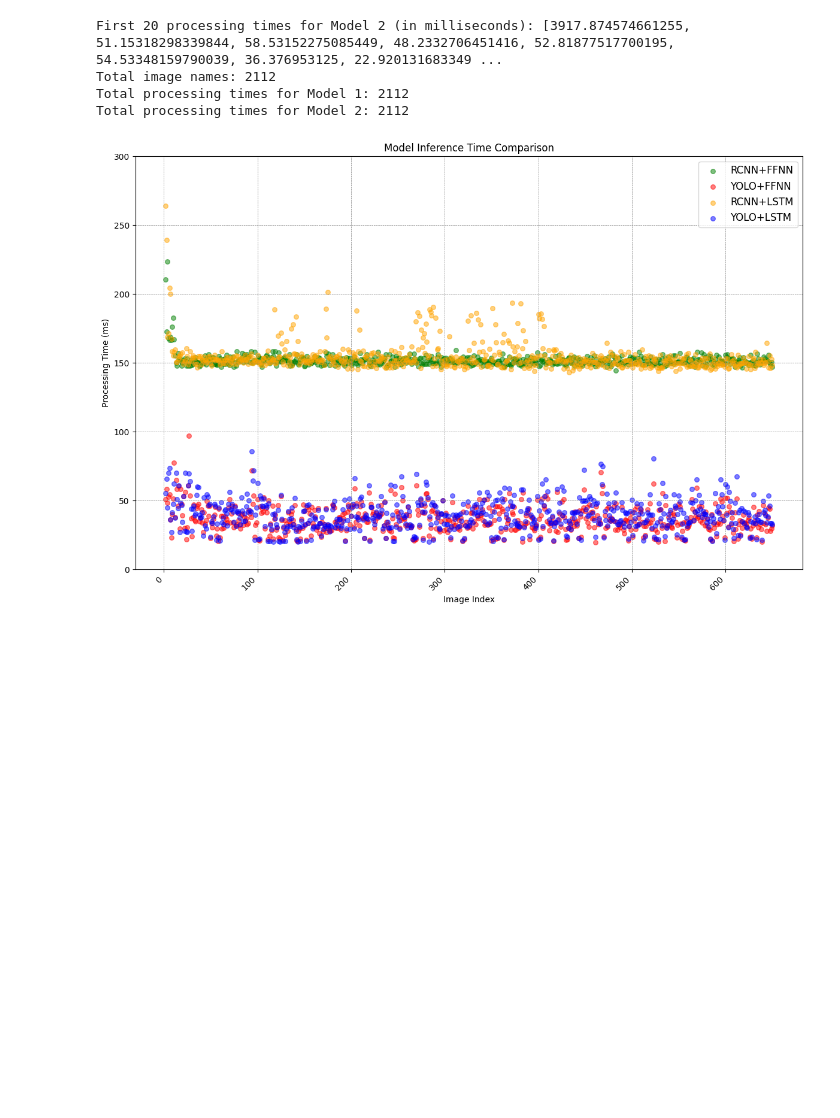
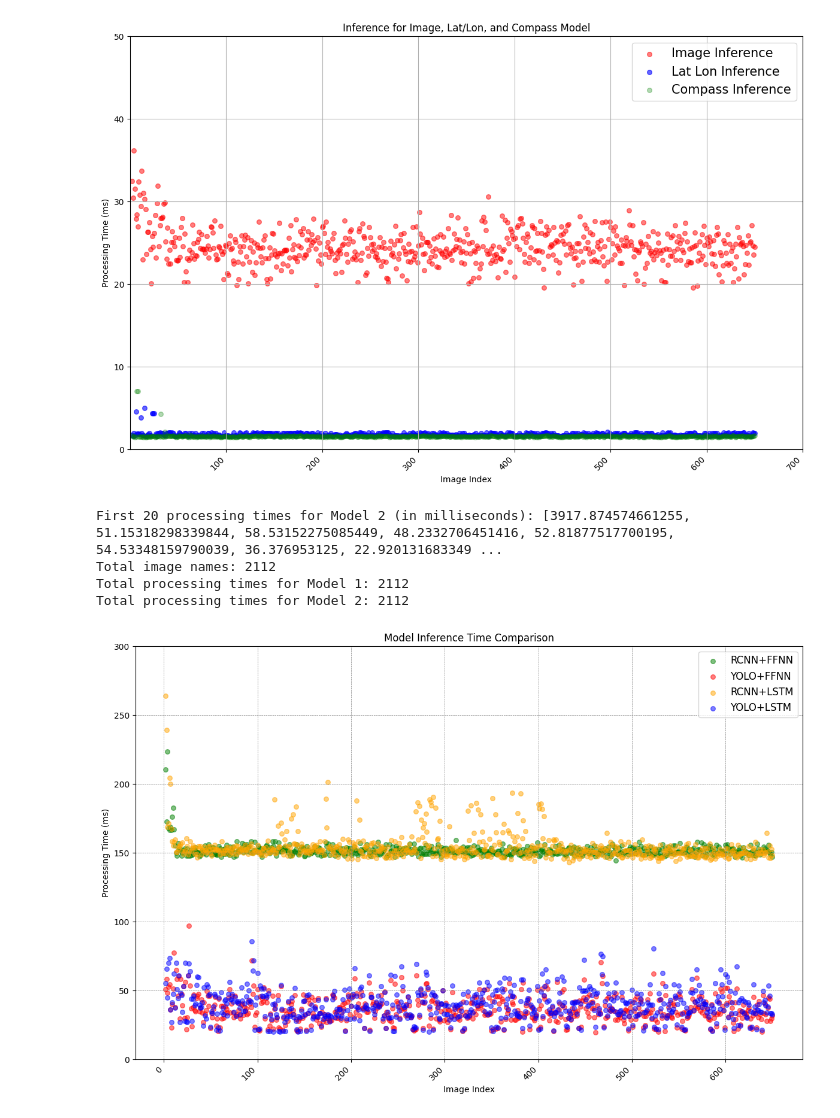
Before and after one commit to ncsu-yoon-lab/project-oval, a Jupyter notebook: project-oval/localization/test_inferences/test_inference_plotter.ipynb, the cells around one changed output. Saved outputs shown, nothing was run; the diff lists cells and outputs as text; code cells hidden in the pictures; blank space fills up the shorter version.

```diff
--- a/project-oval/localization/test_inferences/test_inference_plotter.ipynb
+++ b/project-oval/localization/test_inferences/test_inference_plotter.ipynb
@@ -166,3 +187,65 @@ Total processing times for Model 2: 2112
+# %%
+# YOLO Scatter Plot for 3 different Models
+csv_file_path_model_1 = "../new_test_inferences/YOLO+LSTMLatLon+LSTMCompass.csv"
+
+image_names = [i for i in range(1, 2113)]
+with open(csv_file_path_model_1, 'r') as file:
+    reader = csv.DictReader(file)
+
+    processing_times_model_1 = []
+    image_processing_inference = []
+    lat_lon_processing_inference = []
+    compass_processing_inference = []
+
+    # Iterate over the rows in the CSV and extract the columns you need
+    for row in reader:
+        # Convert to milliseconds by multiplying by 1000
+        processing_times_model_1.append(float(row['Total Time']) * 1000)
+        image_processing_inference.append(float(row["Image Processing"]) * 1000)
+        lat_lon_processing_inference.append(float(row["Lat Lon Processing"]) * 1000)
+        compass_processing_inference.append(float(row["Compass Processing"]) * 1000)
+
+# Plotting both datasets on the same axes
+fig = plt.figure(figsize=(12, 8))
+ax1 = fig.add_subplot(111)
+
+# Scatter plot for Model 1 (RCNN)
+ax1.scatter(image_names[1:650], image_processing_inference[1:650], color='red', s=30, alpha=0.5, label="Image Inference")
+ax1.scatter(image_names[1:650], lat_lon_processing_inference[1:650], color='blue', s=30, alpha=0.6, label="Lat Lon Inference")
+ax1.scatter(image_names[1:650], compass_processing_inference[1:650], color='green', s=30, alpha=0.3, label="Compass Inference")
+# Add titles and labels
+plt.title('Inference for Image, Lat/Lon, and Compass Model')
+plt.xlabel('Image Index')
+plt.ylabel('Processing Time (ms)')
+plt.xticks(rotation=45, ha='right')
+
+# Adjust y-axis limits to zoom in on the area of interest
+# Adjust y-axis limits to zoom in on the area of interest
+ax1.set_ylim([0, 50])
+ax1.set_xlim([0, 650])
+
+# Get current tick values
+ticks = ax1.get_xticks()
+
+# Remove 0 and set new ticks without the 0
+new_ticks = ticks[ticks != 0]
+ax1.set_xticks(new_ticks)
+
+# Add a legend with larger font size
+plt.legend(fontsize=15)
+
+# Add a grid
+ax1.grid(True)
+
+# Adjust layout and display the plot
+plt.tight_layout()
+# Save the plot as an image (jpg)
+plt.savefig('YOLOLSTM_Image_latlon_compass.jpg', dpi=300)
+plt.savefig('YOLOLSTM_Image_latlon_compass.png', dpi=300)
+plt.savefig('YOLOLSTM_Image_latlon_compass.pdf', dpi=300)
+plt.show()
+# %% [output]
+[figure, added]
 # %%
 # Open the csv file
 csv_file_path_model_1 = "RCNN_FFNN_Normal_Shallow.csv"
```
Also changed, not shown: parts of 2 cells of this notebook, 9 other files.
